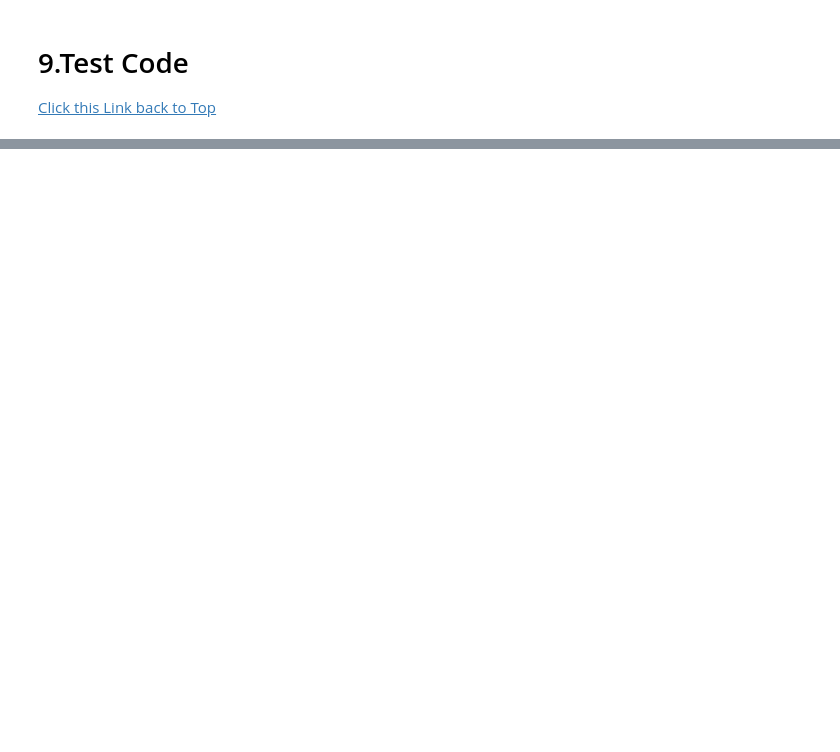
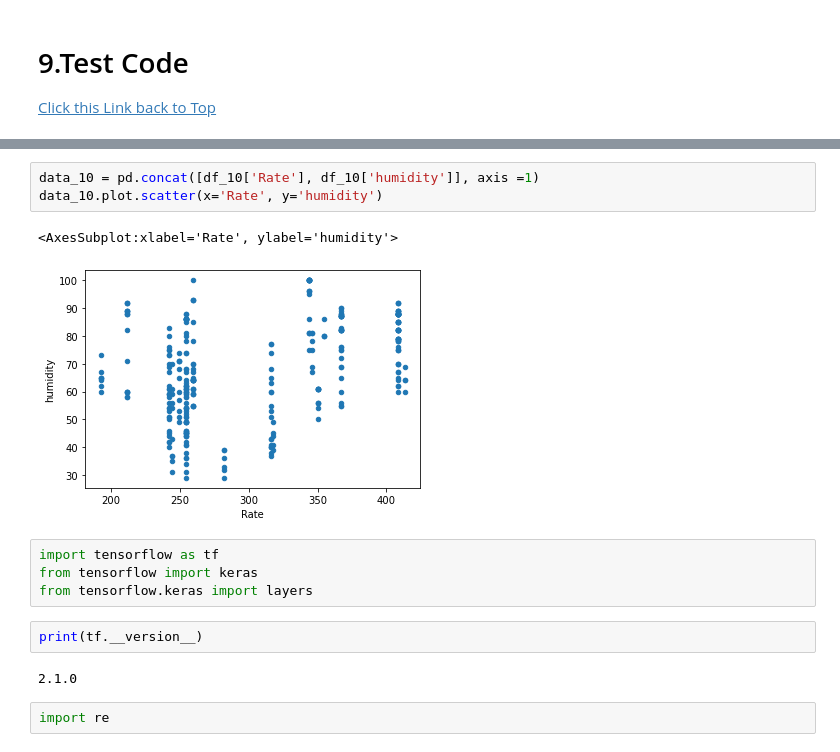
Before and after one commit to L3P3titPrince/Spray_Weather_Forecast, a Jupyter notebook: 21_Weather.ipynb, the cells around one changed output, grey strips where cells are left out. Cells and saved outputs as stored; diff of their text form; blank space fills up the shorter version.

```diff
--- a/21_Weather.ipynb
+++ b/21_Weather.ipynb
@@ -1287,0 +1463,16 @@ df_product_6.shape
+# %%
+data_10 = pd.concat([df_10['Rate'], df_10['humidity']], axis =1)
+data_10.plot.scatter(x='Rate', y='humidity')
+# %% [output]
+<AxesSubplot:xlabel='Rate', ylabel='humidity'>
+[figure, added]
+# %%
+import tensorflow as tf
+from tensorflow import keras
+from tensorflow.keras import layers
+# %%
+print(tf.__version__)
+# %% [output]
+2.1.0
+# %%
+import re
```
Also changed, not shown: parts of 107 cells of this notebook.
